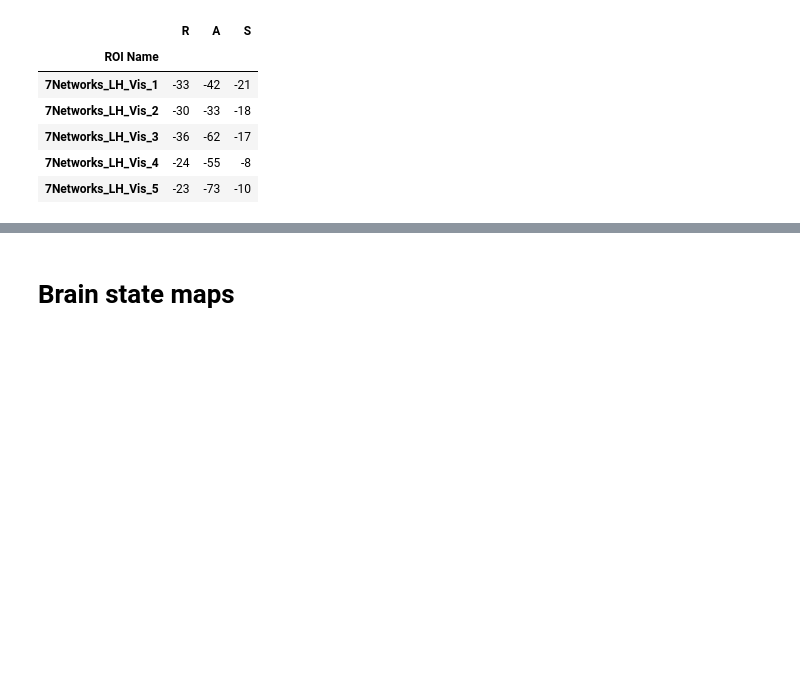
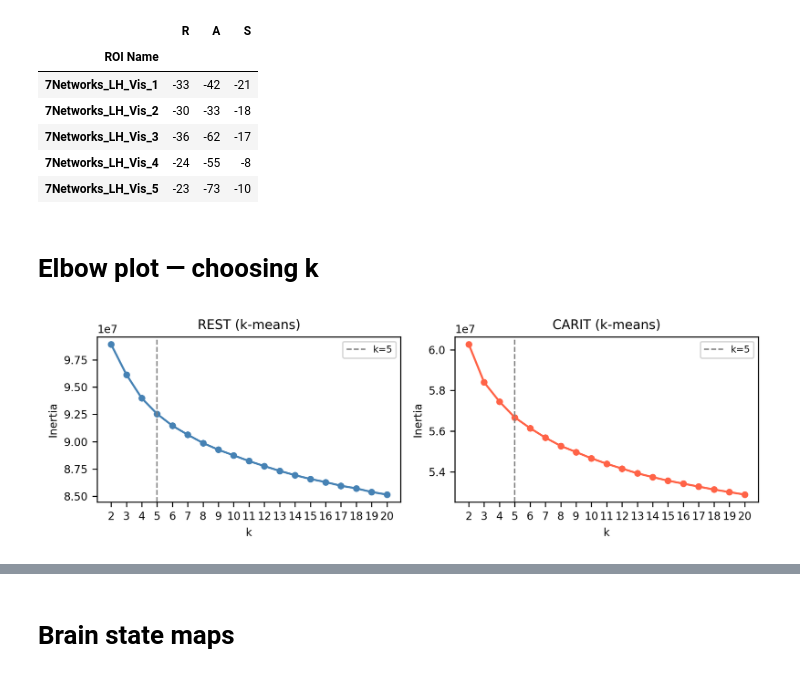
Before and after one commit to LindenParkesLab/intrinsic_neural_timescales, a Jupyter notebook: scripts/nct_results_fmri_states.ipynb, the cells around one changed output, grey strips where cells are left out. Cells and saved outputs as stored; diff of their text form; code cells hidden in the pictures; blank space fills up the shorter version.

```diff
--- a/scripts/nct_results_fmri_states.ipynb
+++ b/scripts/nct_results_fmri_states.ipynb
@@ -78,6 +83,44 @@ parc_centroids.head()
 | 7Networks_LH_Vis_3 | -36 | -62 | -17 |
 | 7Networks_LH_Vis_4 | -24 | -55 | -8 |
 | 7Networks_LH_Vis_5 | -23 | -73 | -10 |
+# %% [markdown]
+# Elbow plot — choosing k
+# %%
+k_range = np.arange(2, 21)
+
+inertia_rest = [
+    np.load(os.path.join(nct_dir, f'{dataset}_{seg}_task-{rest_task}_fmri_clusters_k-{k_i}.npy'),
+            allow_pickle=True).item()['inertia']
+    for k_i in k_range
+]
+inertia_task = [
+    np.load(os.path.join(nct_dir, f'{dataset}_{seg}_task-{task_name}_fmri_clusters_k-{k_i}.npy'),
+            allow_pickle=True).item()['inertia']
+    for k_i in k_range
+]
+
+fig, axes = plt.subplots(1, 2, figsize=(7.5, 2.5), dpi=300)
+
+for ax, inertia, label, k_sel, color in zip(
+    axes,
+    [inertia_rest, inertia_task],
+    ['REST (k-means)', f'{task_label} (k-means)'],
+    [k_rest, k_task],
+    ['steelblue', 'tomato'],
+):
+    ax.plot(k_range, inertia, marker='o', ms=4, color=color)
+    ax.axvline(k_sel, color='gray', linestyle='--', linewidth=1, label=f'k={k_sel}')
+    ax.set_xlabel('k')
+    ax.set_ylabel('Inertia')
+    ax.set_title(label)
+    ax.set_xticks(k_range)
+    ax.legend(fontsize=7)
+
+fig.tight_layout()
+fig.savefig(os.path.join(out_dir, 'elbow_plot.png'), dpi=300, bbox_inches='tight', pad_inches=0.01)
+plt.show()
+# %% [output]
+[figure, added]
 # %%
 # ── 1. k-means cluster solutions ─────────────────────────────────────────────
 clusters = {}
```
Also changed, not shown: parts of 6 cells of this notebook.
